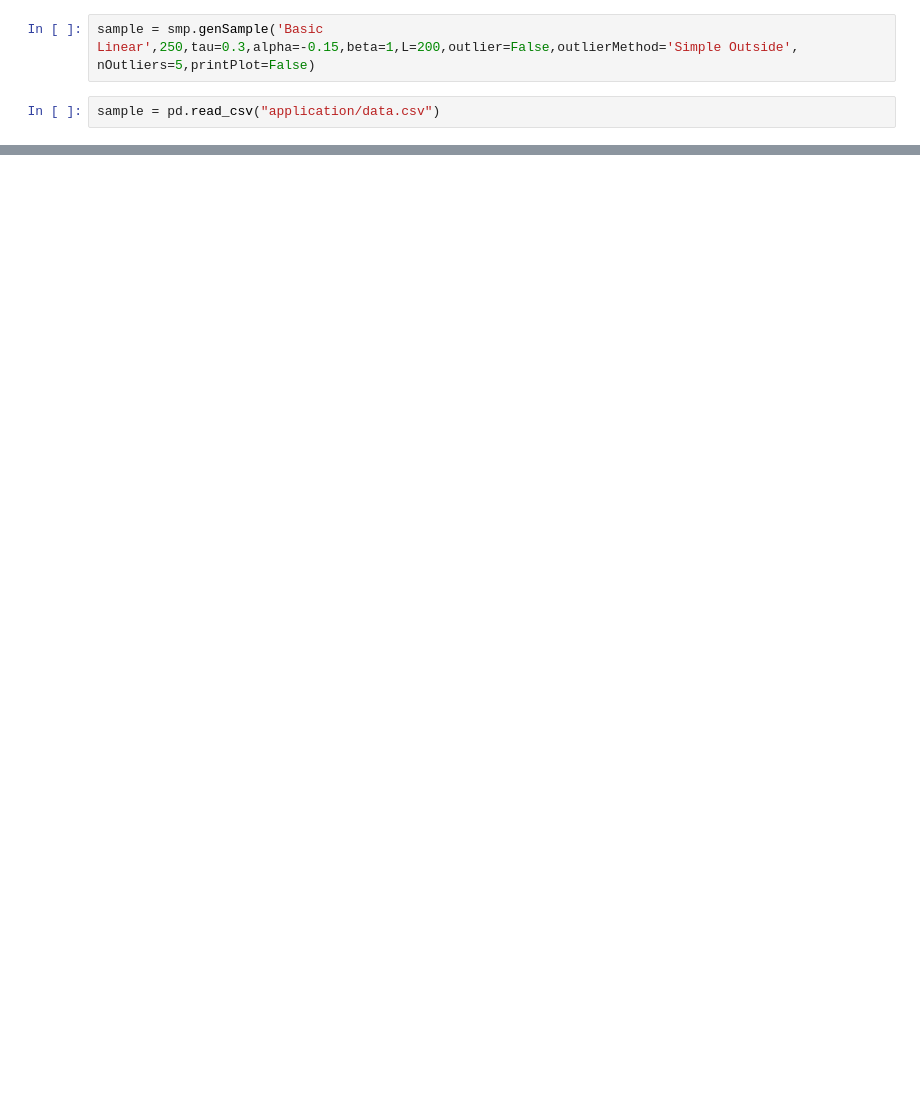
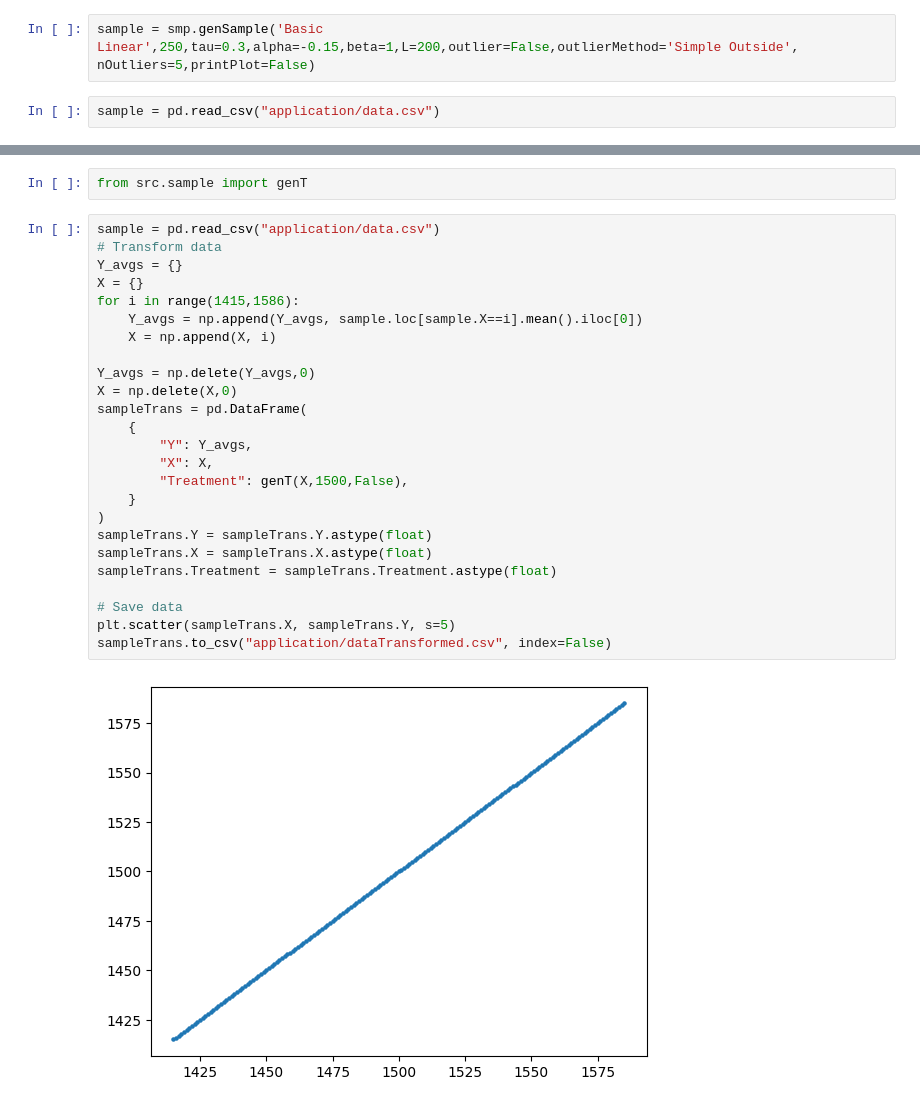
Before and after one commit to FranciscoPortilha/BSc2-Thesis---Robust-RDD, a Jupyter notebook: dev.ipynb, the cells around one changed output, grey strips where cells are left out. Cells and saved outputs as stored; diff of their text form; blank space fills up the shorter version.

Commit message:
adjusting application

```diff
--- a/dev.ipynb
+++ b/dev.ipynb
@@ -32,0 +120,29 @@ NameError: name 'genT' is not defined
+# %%
+from src.sample import genT
+# %%
+sample = pd.read_csv("application/data.csv")
+# Transform data
+Y_avgs = {}
+X = {}
+for i in range(1415,1586):
+    Y_avgs = np.append(Y_avgs, sample.loc[sample.X==i].mean().iloc[0])
+    X = np.append(X, i)
+
+Y_avgs = np.delete(Y_avgs,0)
+X = np.delete(X,0)
+sampleTrans = pd.DataFrame(
+    {
+        "Y": Y_avgs,
+        "X": X,
+        "Treatment": genT(X,1500,False),
+    }
+)
+sampleTrans.Y = sampleTrans.Y.astype(float)
+sampleTrans.X = sampleTrans.X.astype(float)
+sampleTrans.Treatment = sampleTrans.Treatment.astype(float)
+
+# Save data
+plt.scatter(sampleTrans.X, sampleTrans.Y, s=5)
+sampleTrans.to_csv("application/dataTransformed.csv", index=False)
+# %% [output]
+[figure, added]
```
Also changed, not shown: parts of 12 cells of this notebook, 6 other files.
